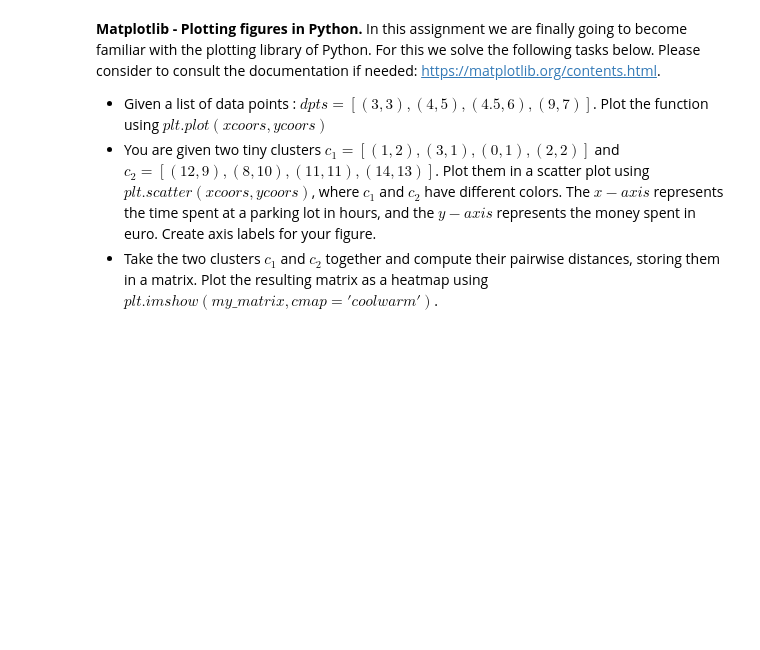
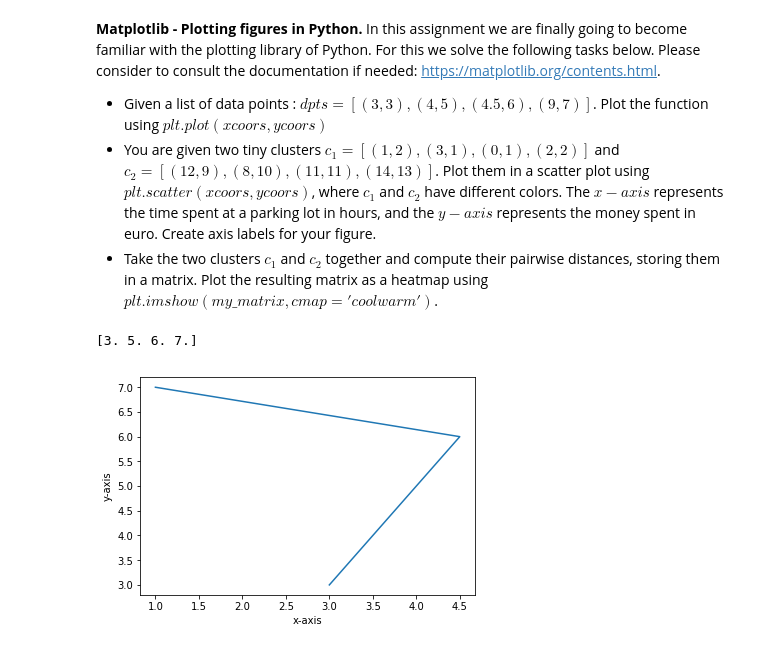
Before and after one commit to anbestCL/zusatztutoriumCL, a Jupyter notebook: Montag/Python_Introduction_Solution.ipynb, the cells around one changed output. Cells and saved outputs as stored; diff of their text form; code cells hidden in the pictures; blank space fills up the shorter version.

```diff
--- a/Montag/Python_Introduction_Solution.ipynb
+++ b/Montag/Python_Introduction_Solution.ipynb
@@ -431,17 +480,20 @@ print('cov: ',np.cov(arr12))
 # %%
 import matplotlib.pyplot as plt
 %matplotlib inline
 
 #1
-dpts = np.asarray([(3,3),(4,5),(4.5,6),(9,7)])
+dpts = np.asarray([(3,3),(4,5),(4.5,6),(1,7)])
 #access second column (y-coordinates)
 print(dpts[:,1])
 
 plt.figure()
 plt.plot(dpts[:,0],dpts[:,1])
 plt.ylabel('y-axis')
 plt.xlabel('x-axis')
 plt.show()
+# %% [output]
+[3. 5. 6. 7.]
+[figure, added]
 # %%
 #2 scatter plot
 c1 = np.array([(1,2),(3,1),(0,1),(2,2)])
```
Also changed, not shown: parts of 7 cells of this notebook, 4 other files.
